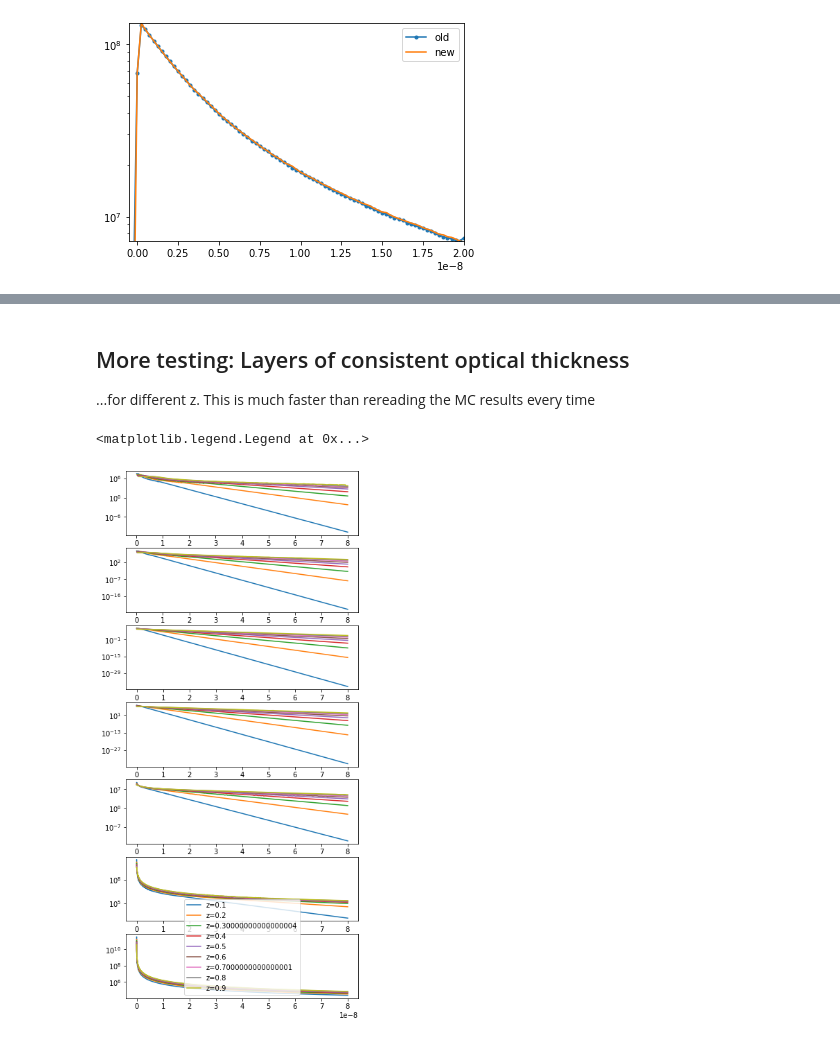
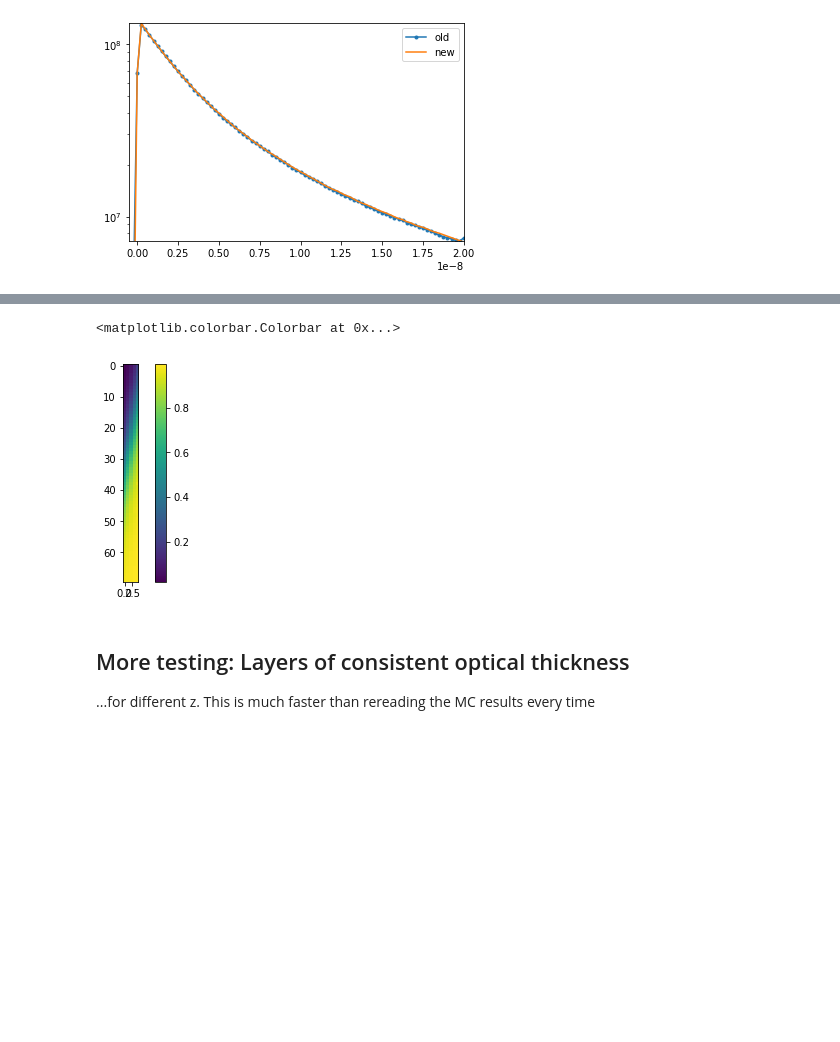
Before and after one commit to SmithB/scattering_delays, a Jupyter notebook: notebooks/calc_SRF.ipynb, the cells around one changed output, grey strips where cells are left out. Saved outputs shown, nothing was run; the diff lists cells and outputs as text; code cells hidden in the pictures; blank space fills up the shorter version.

```diff
--- a/notebooks/calc_SRF.ipynb
+++ b/notebooks/calc_SRF.ipynb
@@ -23,4 +23,4 @@ with h5py.File('../../ATM_waveform/data/SRF_green_full.h5','r') as h5f:
     SRF_0={field:np.array(h5f[field]) for field in ['p','r_eff','t']}
 # %%
 # read the MC results.  The second argument is the number of photons in each file
-D_MC=sd.read_MC_results('/Users/ben/git_repos/scattering_optics/mc_code/1_layer', 1.e7)
+D_MC=sd.read_MC_results('..//mc_code/1_layer', 1.e7, max_files=2)
@@ -147,5 +139,15 @@ v=sd.v_eff(532e-9, 917)
 ! [ -d SRF_of_z ] || mkdir SRF_of_z
 # %%
+Ke, Ks, Ka, g = sd.optical_properties_pure_snow(1.e-1, 532e-9, 917)
+
+# bounding values: for r=0.1 (golf balls?), \mu_s*(1-g) is around 1
+# for r=1.e-5, \mu_s(1-g) is around 10000
+
+μ_s=np.logspace(-np.log10(2), 3, 70)
+μ_a=np.zeros_like(μ_s)+Ka
+g=np.zeros_like(μ_s)
+v=sd.v_eff(532e-9, 917)
+
 SRF_inf=sd.make_srf_catalog(D_MC=D_MC,
                         μ_s=μ_s, μ_a=μ_a, g=g, v=sd.v_eff(532e-9, 917))
 
@@ -182,23 +163,23 @@ array([5.00000000e-01, 5.58227232e-01, 6.23235285e-01, 6.95813816e-01,
 # %%
-SAVE_H5=False
+SAVE_H5=True
 DOPLOT=False
 
-MC_dir='/Users/ben/git_repos/scattering_optics/mc_code/1_layer'
+MC_dir='../mc_code/1_layer'
 this_g=0
 dt=0.25e-9
 t_wf=np.arange(-2.e-8, 2.e-8+dt, dt)
-v=so.v_eff(532e-9, 917)
+v=sd.v_eff(532e-9, 917)
 ! [ -d SRF_of_z ] || mkdir SRF_of_z
 
 srf_base='SRF_of_z/SRF_green_z_%3.3f.h5'
 
 # for testing:
-μ_s = np.logspace(0, 4, 5)
-z_layer=[0.1, 0.2, 0.5]
+#μ_s = np.logspace(0, 4, 5)
+#z_layer=[0.1, 0.2, 0.5]
 
 #  for production work:
-#μ_s=np.logspace(-np.log10(2), 3, 70)
-#z_layer=np.logspace(-1, 0, 5)
+μ_s=np.logspace(-np.log10(2), 3, 70)
+z_layer=np.logspace(-1, 0, 5)
 
 E0=np.zeros((len(μ_s), len(z_layer)))
 E1=E0.copy()
@@ -211,13 +192,13 @@ for z_count, zi in enumerate(z_layer):
     for count, μi in enumerate(μ_s):
         τ_layer = zi*μi*(1-this_g)
         print([zi, τ_layer])
-        Di_MC=sd.read_MC_results(MC_dir,1.e7, τ=τ_layer)
+        Di_MC=sd.read_MC_results(MC_dir,1.e7, τ=τ_layer, max_files=2)
         dt = (Di_MC['lb']-Di_MC['la'])/μi/v
         if τ_layer < 3:
             τ_diverge=2*τ_layer
         else:
             τ_diverge = τ_layer + 1/3*τ_layer**2
-        SRF_cat['p'][count, :], SRF_cat['E_tot'][count]=so.calc_srf(t_wf, μi, 0, 0, v, Di_MC,
+        SRF_cat['p'][count, :], SRF_cat['E_tot'][count]=sd.calc_srf(t_wf, μi, 0, 0, v, Di_MC,
                                            τ_exp = τ_diverge,
                                            skip_tail=False)
 
@@ -238,3 +237,9 @@ for z_count, zi in enumerate(z_layer):
+# %%
+plt.figure();
+plt.imshow(E1); plt.colorbar()
+# %% [output]
+<matplotlib.colorbar.Colorbar at 0x...>
+[figure, added]
 # %%
 μi=100
 zi=0.5
@@ -301,9 +306,6 @@ for τi, ha in zip(τ_layer, hax):
         ha.semilogy(t1, R, label=f'z={zi}')
         R_catalog[(τi,zi)]={'t':t1, 'R':R, 'R_tail':R_tail,'E_tot':E_tot}
 plt.legend()
-# %% [output]
-<matplotlib.legend.Legend at 0x...>
-[figure, removed]
 # %%
 RR=np.zeros((len(τ_layer), len(z_layer)))+np.NaN
 
```
Also changed, not shown: parts of 12 cells of this notebook, 1 other file.
